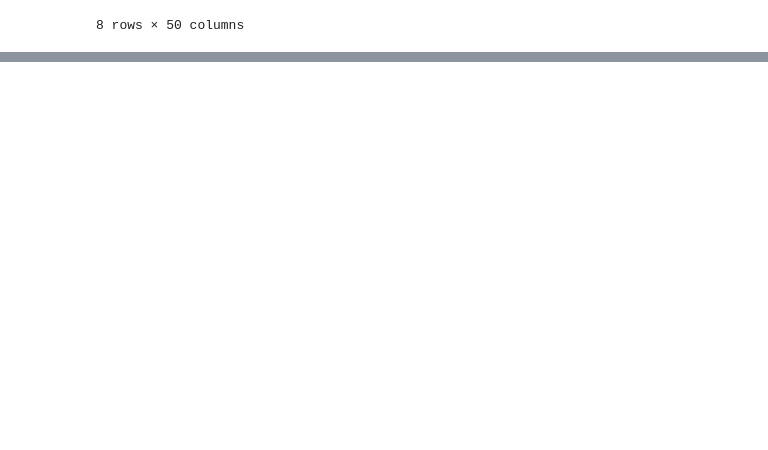
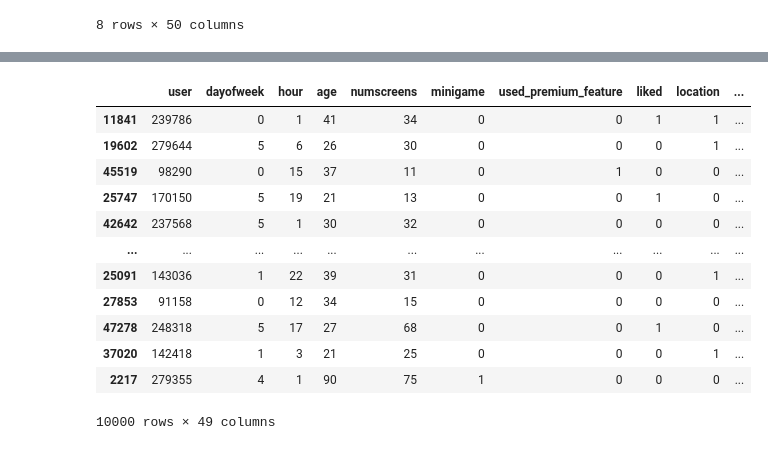
Before and after one commit to rigole/ml-projects, a Jupyter notebook: Redirecting-Customer/customer.ipynb, the cells around one changed output, grey strips where cells are left out. Drawn from its saved outputs; the diff is of its cells as text; code cells hidden in the pictures; blank space fills up the shorter version.

Commit message:
Data Preprocessing

```diff
--- a/Redirecting-Customer/customer.ipynb
+++ b/Redirecting-Customer/customer.ipynb
@@ -202,0 +205,10 @@ dataset.describe()
+# %%
+# Data Preprocessing
+response = dataset["enrolled"]
+dataset = dataset.drop(columns= "enrolled")
+# %%
+from sklearn.model_selection import train_test_split
+X_train, X_test, y_train, y_test = train_test_split(dataset,
+                                                   response,
+                                                   test_size=0.2,
+                                                   random_state = 0)
@@ -202,0 +231,16 @@ dataset.describe()
+# %%
+X_test
+# %% [output]
+|  | user | dayofweek | hour | age | numscreens | minigame | used_premium_feature | liked | location | ... |
+| 11841 | 239786 | 0 | 1 | 41 | 34 | 0 | 0 | 1 | 1 | ... |
+| 19602 | 279644 | 5 | 6 | 26 | 30 | 0 | 0 | 0 | 1 | ... |
+| 45519 | 98290 | 0 | 15 | 37 | 11 | 0 | 1 | 0 | 0 | ... |
+| 25747 | 170150 | 5 | 19 | 21 | 13 | 0 | 0 | 1 | 0 | ... |
+| 42642 | 237568 | 5 | 1 | 30 | 32 | 0 | 0 | 0 | 0 | ... |
+| ... | ... | ... | ... | ... | ... | ... | ... | ... | ... | ... |
+| 25091 | 143036 | 1 | 22 | 39 | 31 | 0 | 0 | 0 | 1 | ... |
+| 27853 | 91158 | 0 | 12 | 34 | 15 | 0 | 0 | 0 | 0 | ... |
+| 47278 | 248318 | 5 | 17 | 27 | 68 | 0 | 0 | 1 | 0 | ... |
+| 37020 | 142418 | 1 | 3 | 21 | 25 | 0 | 0 | 0 | 1 | ... |
+| 2217 | 279355 | 4 | 1 | 90 | 75 | 1 | 0 | 0 | 0 | ... |
+10000 rows × 49 columns
```
Also changed, not shown: parts of 4 cells of this notebook.
